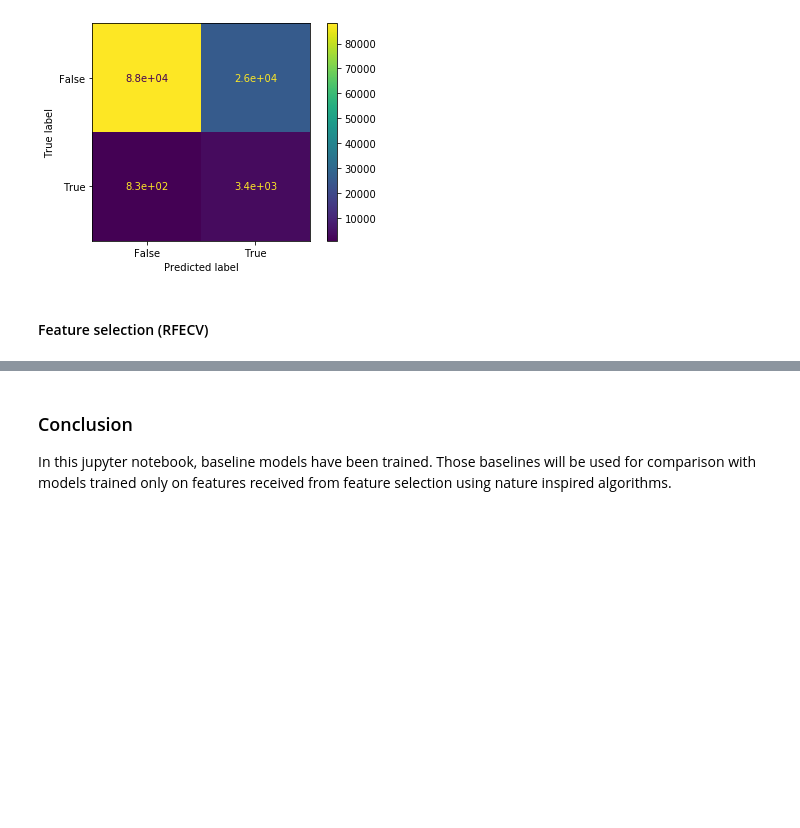
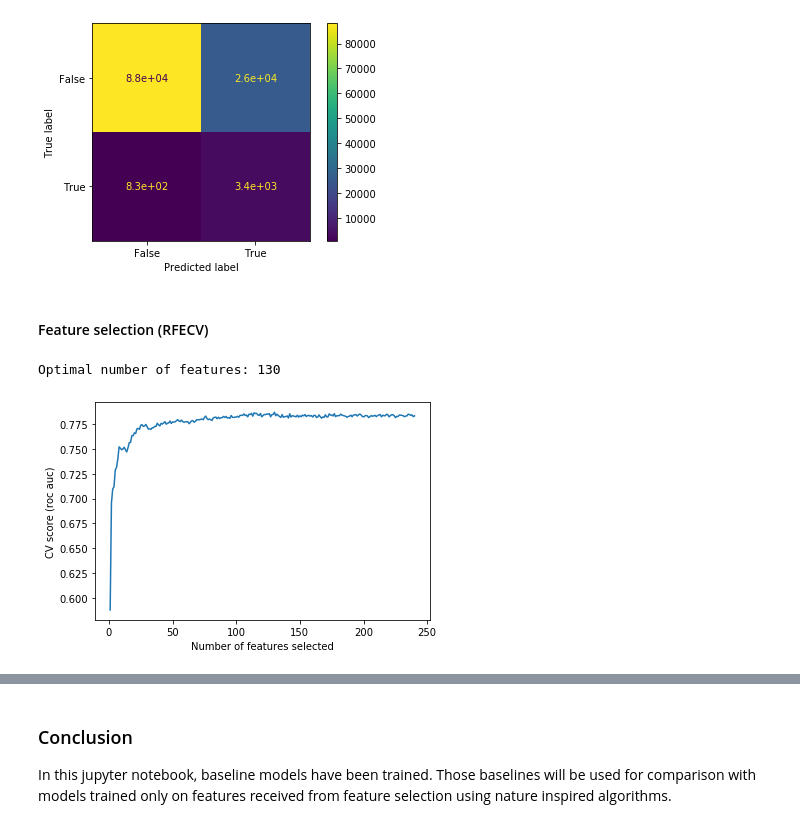
Before and after one commit to pmacinec/transactions-fraud-detection, a Jupyter notebook: notebooks/4_baseline_model_and_feature_selection.ipynb, the cells around one changed output, grey strips where cells are left out. Saved outputs shown, nothing was run; the diff lists cells and outputs as text; code cells hidden in the pictures; blank space fills up the shorter version.

```diff
--- a/notebooks/4_baseline_model_and_feature_selection.ipynb
+++ b/notebooks/4_baseline_model_and_feature_selection.ipynb
@@ -125,12 +125,17 @@ Wall time: 1.05 s
 # %%
 %%time
 rfecv = RFECV(estimator=clf, scoring='roc_auc', n_jobs=-1)
 rfecv.fit(x_train_undersampled, y_train_undersampled)
+
+selected_columns = [col for col, selected in zip(x_train.columns, rfecv.support_) if selected]
 
 print(f'Optimal number of features: {rfecv.n_features_}')
 
 plt.figure()
 plt.xlabel('Number of features selected')
 plt.ylabel('CV score (roc auc)')
 plt.plot(range(1, len(rfecv.grid_scores_) + 1), rfecv.grid_scores_)
 plt.show()
+# %% [output]
+Optimal number of features: 130
+[figure, added]
```
Also changed, not shown: parts of 6 cells of this notebook.
